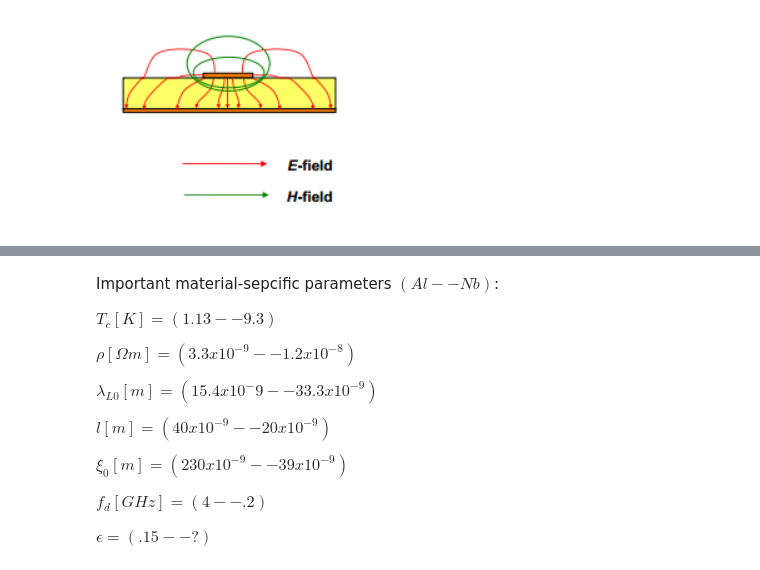
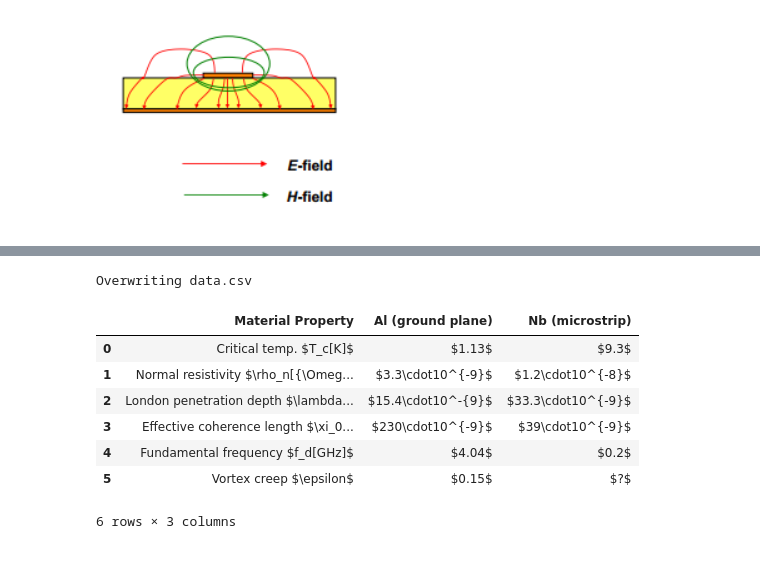
Before and after one commit to maccallumr/KIDs-vortex-calculations, a Jupyter notebook: CDMS.ipynb, the cells around one changed output, grey strips where cells are left out. Saved outputs shown, nothing was run; the diff lists cells and outputs as text; code cells hidden in the pictures.

Commit message:
KIDs Vortex Calculations
5.11.14 Updated version of KIDs Vortex calculations.

```diff
--- a/CDMS.ipynb
+++ b/CDMS.ipynb
@@ -562,17 +491,25 @@ def effective_coherence (mfp, tempcrit, resistivity, sommerfeld):
-# %% [markdown]
-Important material-sepcific parameters $(Al--Nb)$:
-
-$T_c[K]= (1.13--9.3)$
-
-$\rho[{\Omega}m]= (3.3x10^{-9}--1.2x10^{-8})$
-
-$\lambda_{L0}[m]= (15.4x10^-{9}--33.3x10^{-9})$
-
-$l[m]=(40x10^{-9}--20x10^{-9})$
-
-$\xi_0[m]=(230x10^{-9}--39x10^{-9})$
-
-$f_d[GHz]=(4 -- .2)$
-
-$\epsilon=(.15 --?)$
+# %%
+%%file data.csv
+Material Property,Al (ground plane),Nb (microstrip)
+Critical temp. $T_c[K]$,$1.13$,$9.3$
+Normal resistivity $\rho_n[{\Omega}m]$,$3.3\cdot10^{-9}$,$1.2\cdot10^{-8}$
+London penetration depth $\lambda_{L0}[m]$,$15.4\cdot10^-{9}$,$33.3\cdot10^{-9}$
+Effective coherence length $\xi_0[m]$,$230\cdot10^{-9}$,$39\cdot10^{-9}$
+Fundamental frequency $f_d[GHz]$,$4.04$,$0.2$
+Vortex creep $\epsilon$,$0.15$,$?$
+# %% [output]
+Overwriting data.csv
+# %%
+df = pandas.read_csv('data.csv')
+# %%
+df
+# %% [output]
+|  | Material Property | Al (ground plane) | Nb (microstrip) |
+| 0 | Critical temp. $T_c[K]$ | $1.13$ | $9.3$ |
+| 1 | Normal resistivity $\rho_n[{\Omeg... | $3.3\cdot10^{-9}$ | $1.2\cdot10^{-8}$ |
+| 2 | London penetration depth $\lambda... | $15.4\cdot10^-{9}$ | $33.3\cdot10^{-9}$ |
+| 3 | Effective coherence length $\xi_0... | $230\cdot10^{-9}$ | $39\cdot10^{-9}$ |
+| 4 | Fundamental frequency $f_d[GHz]$ | $4.04$ | $0.2$ |
+| 5 | Vortex creep $\epsilon$ | $0.15$ | $?$ |
+6 rows × 3 columns
 # %% [markdown]
```
Also changed, not shown: parts of 25 cells of this notebook.
